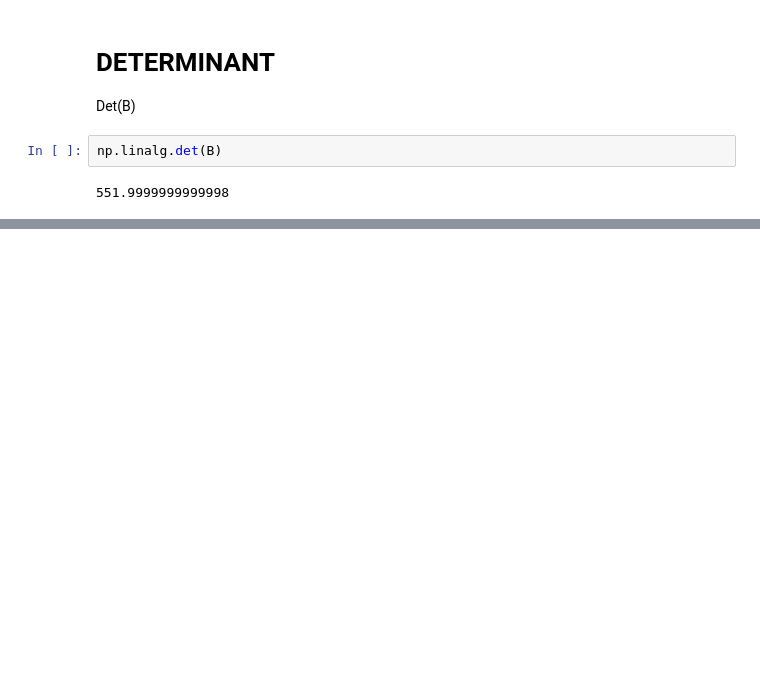
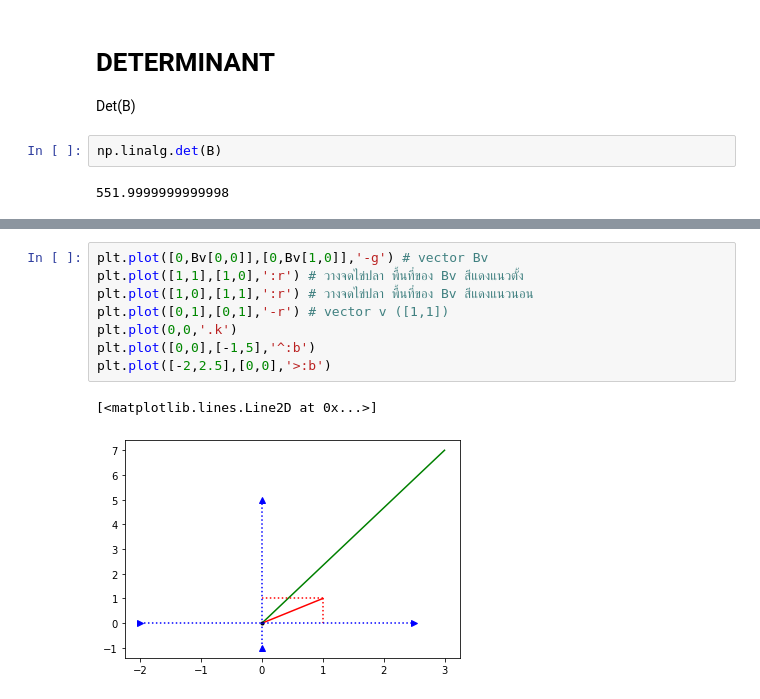
Before and after one commit to sitthatkaja/multivariate, a Jupyter notebook: MVA001.ipynb, the cells around one changed output, grey strips where cells are left out. Cells and saved outputs as stored; diff of their text form; blank space fills up the shorter version.

```diff
--- a/MVA001.ipynb
+++ b/MVA001.ipynb
@@ -120,0 +170,11 @@ np.linalg.det(B)
+# %%
+plt.plot([0,Bv[0,0]],[0,Bv[1,0]],'-g') # vector Bv
+plt.plot([1,1],[1,0],':r') # วางจดไข่ปลา พื้นที่ของ Bv สีแดงแนวตั้ง
+plt.plot([1,0],[1,1],':r') # วางจดไข่ปลา พื้นที่ของ Bv สีแดงแนวนอน
+plt.plot([0,1],[0,1],'-r') # vector v ([1,1])
+plt.plot(0,0,'.k')
+plt.plot([0,0],[-1,5],'^:b')
+plt.plot([-2,2.5],[0,0],'>:b')
+# %% [output]
+[<matplotlib.lines.Line2D at 0x...>]
+[figure, added]
```
Also changed, not shown: parts of 19 cells of this notebook.
